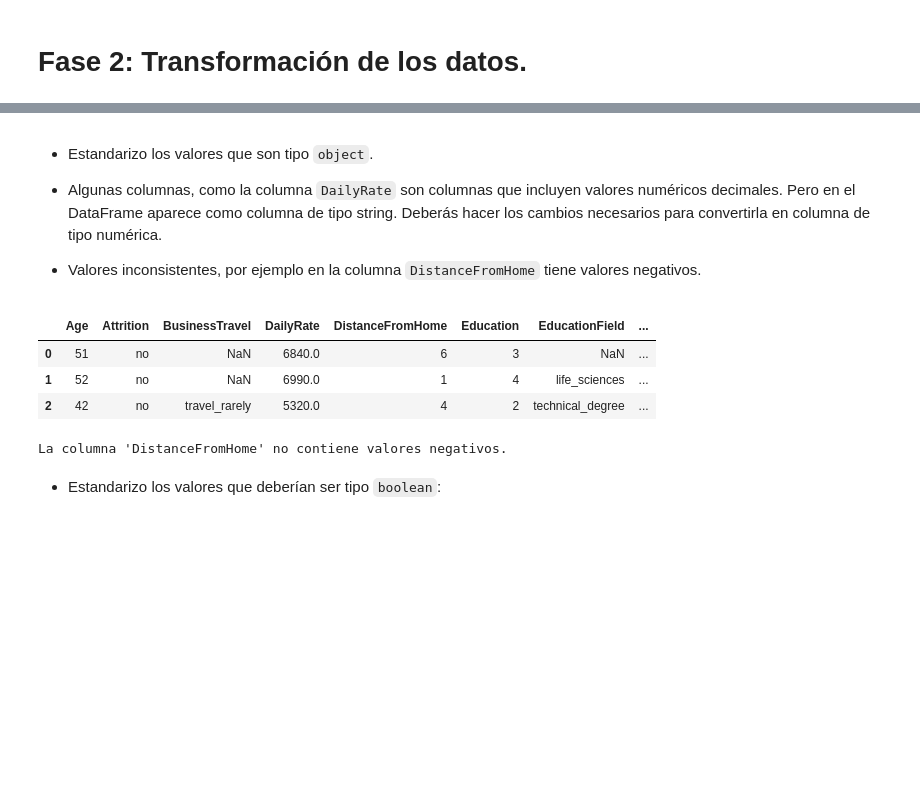
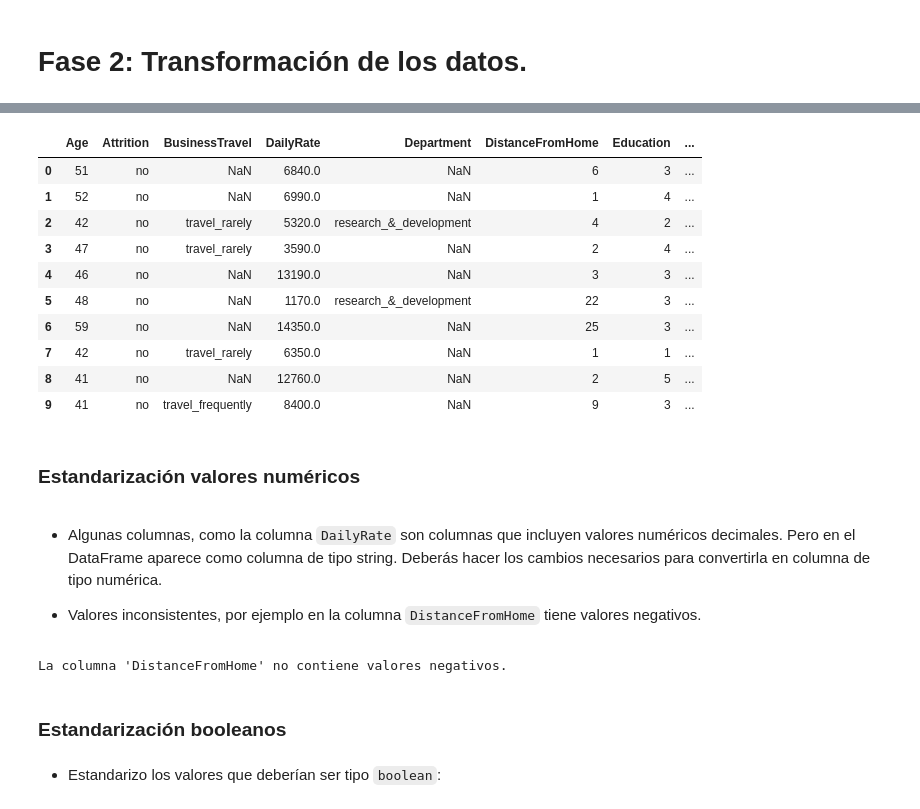
Before and after one commit to LuanaMagnabosco/Project-da-promo-A-modulo-3-team-2, a Jupyter notebook: fase-1-fase-2.ipynb, the cells around one changed output, grey strips where cells are left out. Drawn from its saved outputs; the diff is of its cells as text; code cells hidden in the pictures; blank space fills up the shorter version.

```diff
--- a/fase-1-fase-2.ipynb
+++ b/fase-1-fase-2.ipynb
@@ -525,31 +586,20 @@ memory usage: 479.2+ KB
+# %%
+df_hr_raw_limpia.head(10)
+# %% [output]
+|  | Age | Attrition | BusinessTravel | DailyRate | Department | DistanceFromHome | Education | ... |
+| 0 | 51 | no | NaN | 6840.0 | NaN | 6 | 3 | ... |
+| 1 | 52 | no | NaN | 6990.0 | NaN | 1 | 4 | ... |
+| 2 | 42 | no | travel_rarely | 5320.0 | research_&_development | 4 | 2 | ... |
+| 3 | 47 | no | travel_rarely | 3590.0 | NaN | 2 | 4 | ... |
+| 4 | 46 | no | NaN | 13190.0 | NaN | 3 | 3 | ... |
+| 5 | 48 | no | NaN | 1170.0 | research_&_development | 22 | 3 | ... |
+| 6 | 59 | no | NaN | 14350.0 | NaN | 25 | 3 | ... |
+| 7 | 42 | no | travel_rarely | 6350.0 | NaN | 1 | 1 | ... |
+| 8 | 41 | no | NaN | 12760.0 | NaN | 2 | 5 | ... |
+| 9 | 41 | no | travel_frequently | 8400.0 | NaN | 9 | 3 | ... |
+# %% [markdown]
+### Estandarización valores numéricos
 # %% [markdown]
-- Estandarizo los valores que son tipo `object`.
-
 - Algunas columnas, como la columna `DailyRate` son columnas que incluyen valores numéricos decimales. Pero en el DataFrame aparece como columna de tipo string. Deberás hacer los cambios necesarios para convertirla en columna de tipo numérica.
 
 - Valores inconsistentes, por ejemplo en la columna `DistanceFromHome` tiene valores negativos.
-# %%
-# Recorro las columnas del DataFrame
-for col in df_hr_raw_limpia.columns:
-    # Verifico si la columna contiene strings
-    if df_hr_raw_limpia[col].dtype == 'object':
-
-        # Convertir a minúsculas solo los valores de tipo string y quitar espacios
-        df_hr_raw_limpia[col] = df_hr_raw_limpia[col].str.strip().str.lower().str.replace(' ', '_')
-
-        # Limpiar valores en columnas que deberían ser numéricas
-        try:
-            df_hr_raw_limpia[col] = df_hr_raw_limpia[col].str.replace('[\$,]', '', regex=True).astype(float).round(2)
-        except ValueError:
-            pass  # Si no se puede convertir, dejar el valor original
-
-    else:
-        # Si la columna contiene valores numéricos, conviértelos a positivos si son negativos
-        df_hr_raw_limpia[col] = df_hr_raw_limpia[col].abs()
-
-df_hr_raw_limpia.head(3)
-# %% [output]
-|  | Age | Attrition | BusinessTravel | DailyRate | DistanceFromHome | Education | EducationField | ... |
-| 0 | 51 | no | NaN | 6840.0 | 6 | 3 | NaN | ... |
-| 1 | 52 | no | NaN | 6990.0 | 1 | 4 | life_sciences | ... |
-| 2 | 42 | no | travel_rarely | 5320.0 | 4 | 2 | technical_degree | ... |
@@ -563,6 +616,8 @@ else:
     print("La columna 'DistanceFromHome' no contiene valores negativos.")
 # %% [output]
 La columna 'DistanceFromHome' no contiene valores negativos.
+# %% [markdown]
+### Estandarización booleanos
 # %% [markdown]
 - Estandarizo los valores que deberían ser tipo `boolean`:
 # %%
```
Also changed, not shown: parts of 28 cells of this notebook, 1 other file.
